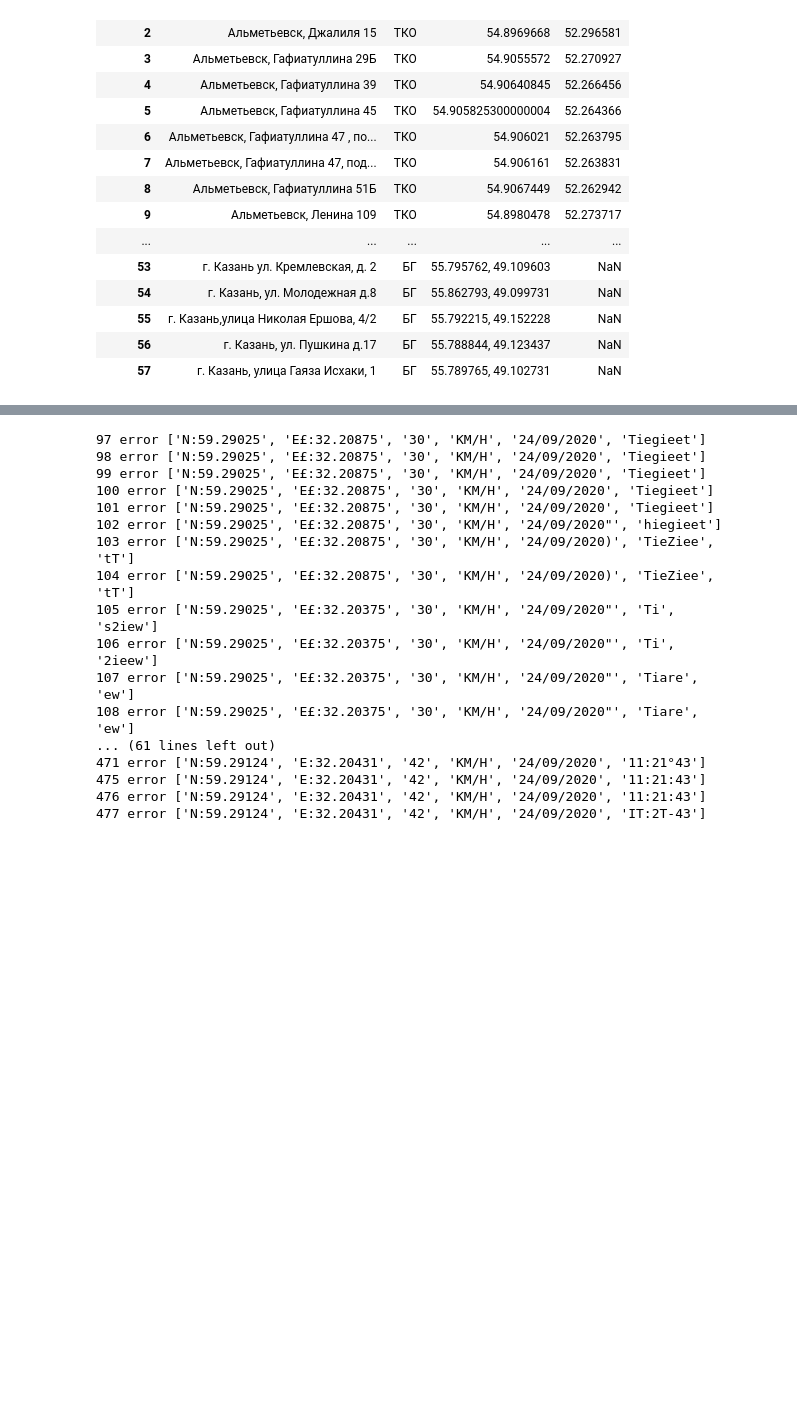
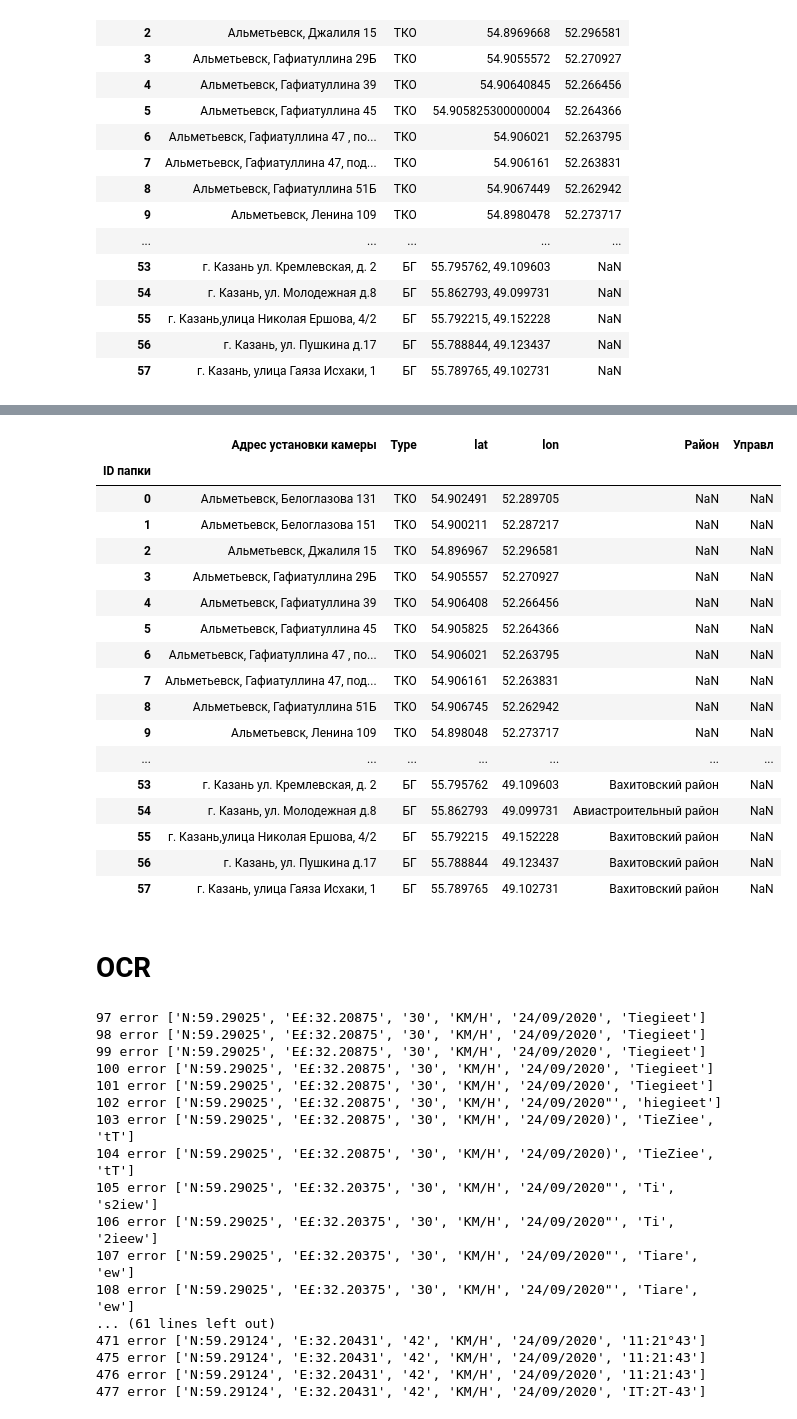
Before and after one commit to waico/smart_city_kazan, a Jupyter notebook: OCR + geo_extract/Processing.ipynb, the cells around one changed output, grey strips where cells are left out. Drawn from its saved outputs; the diff is of its cells as text; code cells hidden in the pictures; blank space fills up the shorter version.

```diff
--- a/OCR + geo_extract/Processing.ipynb
+++ b/OCR + geo_extract/Processing.ipynb
@@ -110,0 +71,4 @@ def cropCenter(img_pre, shape ):
+# %%
+import geopy
+locator = geopy.Nominatim(user_agent='myGeocoder')
+location = locator.reverse("55.784364, 49.185636")
@@ -111,3 +83,37 @@ def cropCenter(img_pre, shape ):
+# %%
+df = pd.read_csv('geo_cam_done.csv',index_col='ID папки')
+# for i in df.iterrows():
+#     print(i)
+df['Район'] = np.nan
+df['Управл'] = np.nan
+for i in df.index[16:]:
+    location = locator.reverse(f'{df.lat.values[i]}, {df.lon.values[i]}').address.split(', ')
+    for element in location:
+        if 'райо' in element.lower():
+            df.loc[i,'Район'] = element
+df.to_csv('../geo_cam_rai.csv',encoding='cp1251',sep=';')
+df
+# %% [output]
+|  | Адрес установки камеры | Type | lat | lon | Район | Управл |
+| ID папки |  |  |  |  |  |  |
+| 0 | Альметьевск, Белоглазова 131 | ТКО | 54.902491 | 52.289705 | NaN | NaN |
+| 1 | Альметьевск, Белоглазова 151 | ТКО | 54.900211 | 52.287217 | NaN | NaN |
+| 2 | Альметьевск, Джалиля 15 | ТКО | 54.896967 | 52.296581 | NaN | NaN |
+| 3 | Альметьевск, Гафиатуллина 29Б | ТКО | 54.905557 | 52.270927 | NaN | NaN |
+| 4 | Альметьевск, Гафиатуллина 39 | ТКО | 54.906408 | 52.266456 | NaN | NaN |
+| 5 | Альметьевск, Гафиатуллина 45 | ТКО | 54.905825 | 52.264366 | NaN | NaN |
+| 6 | Альметьевск, Гафиатуллина 47 , по... | ТКО | 54.906021 | 52.263795 | NaN | NaN |
+| 7 | Альметьевск, Гафиатуллина 47, под... | ТКО | 54.906161 | 52.263831 | NaN | NaN |
+| 8 | Альметьевск, Гафиатуллина 51Б | ТКО | 54.906745 | 52.262942 | NaN | NaN |
+| 9 | Альметьевск, Ленина 109 | ТКО | 54.898048 | 52.273717 | NaN | NaN |
+| ... | ... | ... | ... | ... | ... | ... |
+| 53 | г. Казань ул. Кремлевская, д. 2 | БГ | 55.795762 | 49.109603 | Вахитовский район | NaN |
+| 54 | г. Казань, ул. Молодежная д.8 | БГ | 55.862793 | 49.099731 | Авиастроительный район | NaN |
+| 55 | г. Казань,улица Николая Ершова, 4/2 | БГ | 55.792215 | 49.152228 | Вахитовский район | NaN |
+| 56 | г. Казань, ул. Пушкина д.17 | БГ | 55.788844 | 49.123437 | Вахитовский район | NaN |
+| 57 | г. Казань, улица Гаяза Исхаки, 1 | БГ | 55.789765 | 49.102731 | Вахитовский район | NaN |
+# %% [markdown]
+# OCR
 # %%
 pytesseract.pytesseract.tesseract_cmd = r'.\OCR\tesseract'
 # %%
```
Also changed, not shown: parts of 8 cells of this notebook, 6 other files.
